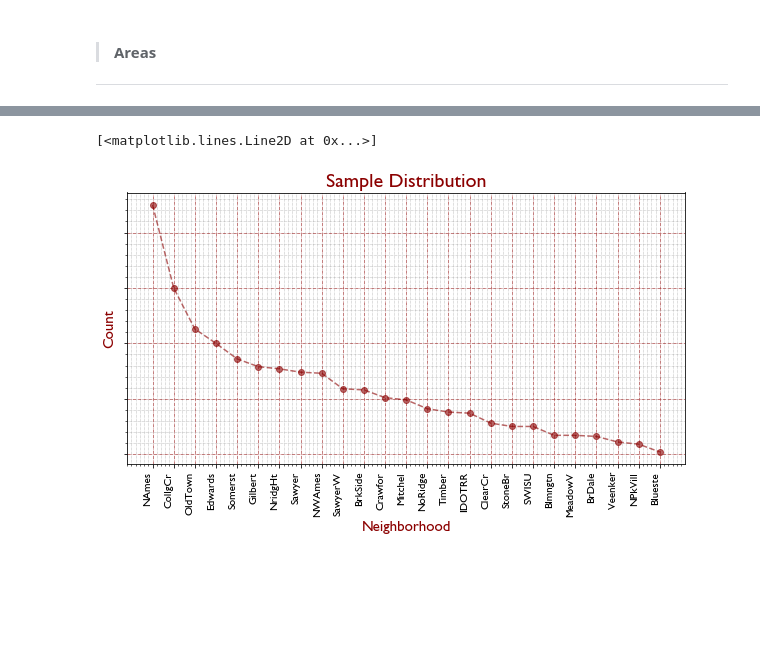
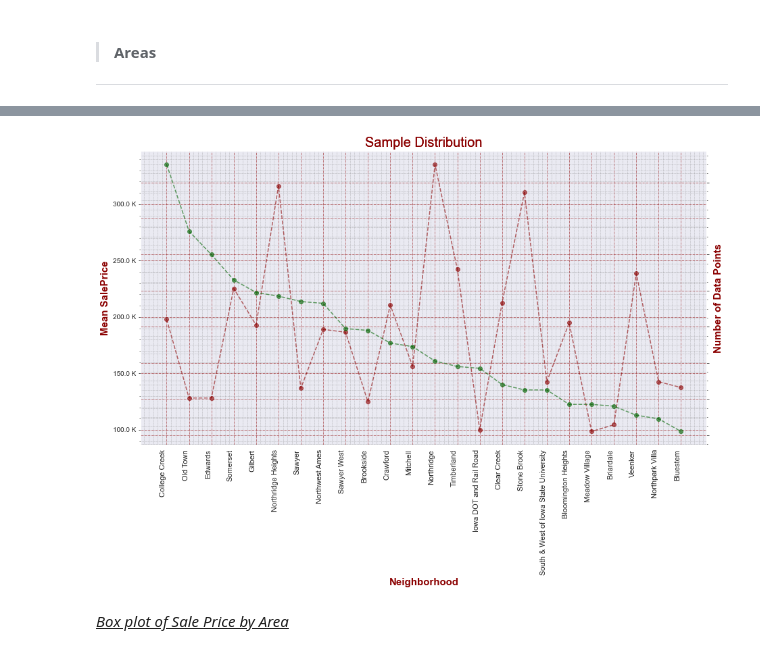
Before and after one commit to srjit/kaggle-pool, a Jupyter notebook: housing/notebooks/00 Basic Eda.ipynb, the cells around one changed output, grey strips where cells are left out. Cells and saved outputs as stored; diff of their text form; code cells hidden in the pictures; blank space fills up the shorter version.

```diff
--- a/housing/notebooks/00 Basic Eda.ipynb
+++ b/housing/notebooks/00 Basic Eda.ipynb
@@ -8,6 +8,13 @@ import pandas as pd
 import folium
 import viz
 import matplotlib.pyplot as plt
+import matplotlib
+matplotlib.rcParams['font.sans-serif'] = "Gill Sans"
+import random
+
+
+import seaborn as sns
+sns.set_style("darkgrid")
 
 pd.set_option('display.max_colwidth', None)
 pd.set_option('display.max_columns', None)
@@ -73,3 +71,8 @@ neighborhood_names = {
     "Timber": "Timberland",
     "Veenker": "Veenker"
 }
+
+train["Neighborhood"] = train["Neighborhood"].map(neighborhood_names)
+train["Neighborhood"] = train["Neighborhood"].fillna("Unknown")
+neighborhoods = list(set(train["Neighborhood"].tolist()))
+train.head()
@@ -83,20 +279,39 @@ set(train["YrSold"].tolist())
 # %%
 df = train.groupby("Neighborhood").agg({
     "Id":"count",
     "SalePrice":"mean"
-})#.size().reset_index(name="Count")
+}).reset_index()
+df["SalePrice"] = df["SalePrice"].apply(lambda x : round(x,2))
+df.rename(columns={"Id": "Count",
+                   "SalePrice" : "Mean SalePrice"},
+          inplace=True)
 df.sort_values(by="Count", ascending=False, inplace=True)
 
-f, axe = plt.subplots(nrows=1, ncols=1, figsize=(10, 5))
+f, axe = plt.subplots(nrows=1, ncols=1, figsize=(15, 8))
 viz.plot(df["Neighborhood"],
-         df["Count"],
+         df["Mean SalePrice"],
          ax=axe,
          title="Sample Distribution",
          xlabel="Neighborhood",
-         ylabel="Count",
+         ylabel="Mean SalePrice",
          ls="--",
          marker="o",
          color="darkred")
+
+axe2 = axe.twinx()
+
+viz.plot(df["Neighborhood"],
+         df["Count"],
+         ax=axe2,
+         title="Sample Distribution",
+         xlabel="Neighborhood",
+         ylabel="Number of Data Points",
+         ls="--",
+         marker="o",
+         color="darkgreen")
+
+plt.show()
 # %% [output]
-[<matplotlib.lines.Line2D at 0x...>]
-[figure, old version]
+[figure, new version]
+# %% [markdown]
+<u>_Box plot of Sale Price by Area_</u>
```
Also changed, not shown: parts of 9 cells of this notebook.
